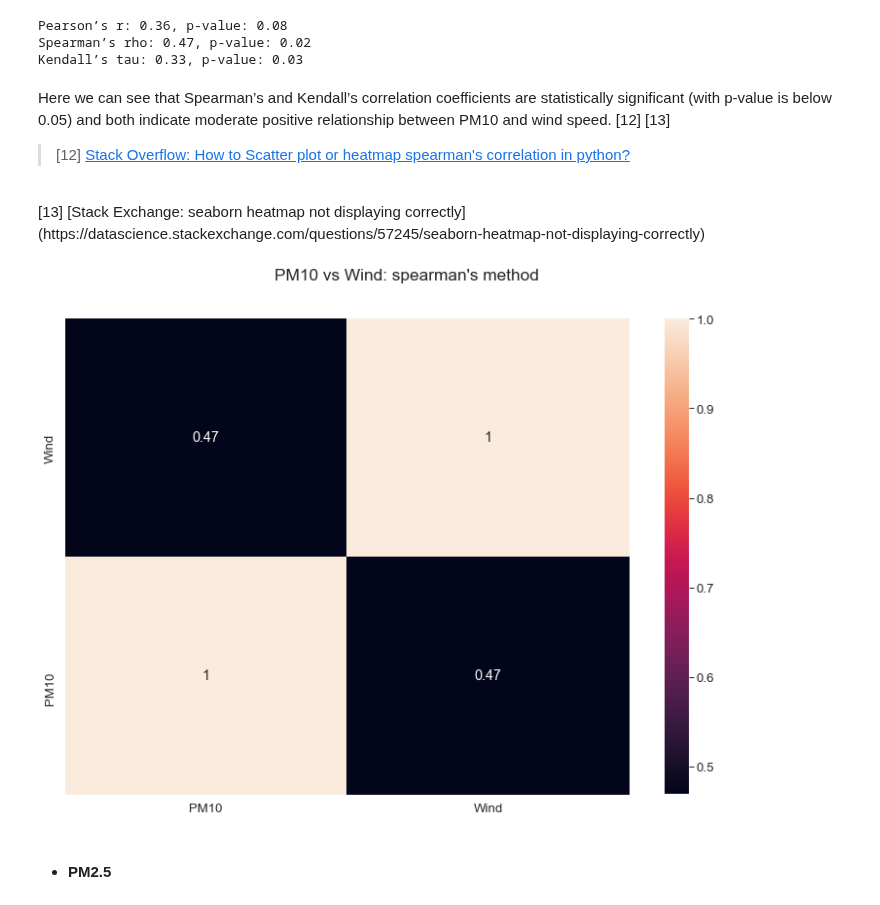
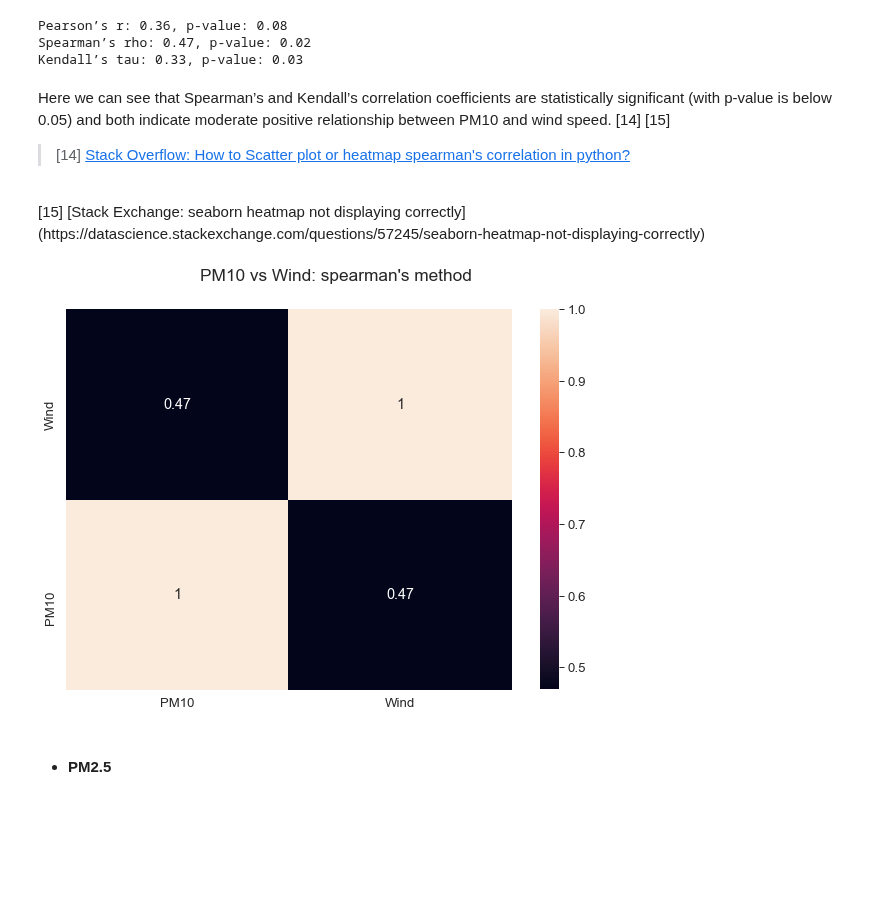
Before and after one commit to olgarozhdestvina/Air-Pollution-in-Dublin, a Jupyter notebook: Dublin_Air_Pollution.ipynb, the cells around one changed output. Cells and saved outputs as stored; diff of their text form; code cells hidden in the pictures; blank space fills up the shorter version.

```diff
--- a/Dublin_Air_Pollution.ipynb
+++ b/Dublin_Air_Pollution.ipynb
@@ -401,37 +448,38 @@ Pearson’s r: 0.36, p-value: 0.08
 Spearman’s rho: 0.47, p-value: 0.02
 Kendall’s tau: 0.33, p-value: 0.03
 # %% [markdown]
-Here we can see that Spearman’s and Kendall’s correlation coefficients are statistically significant (with p-value is below 0.05) and both indicate moderate positive relationship between PM10 and wind speed. [12] [13]
+Here we can see that Spearman’s and Kendall’s correlation coefficients are statistically significant (with p-value is below 0.05) and both indicate moderate positive relationship between PM10 and wind speed. [14] [15]
 
-> [12] [Stack Overflow: How to Scatter plot or heatmap spearman's correlation in python?](https://stackoverflow.com/questions/62201732/how-to-scatter-plot-or-heatmap-spearmans-correlation-in-python)
+> [14] [Stack Overflow: How to Scatter plot or heatmap spearman's correlation in python?](https://stackoverflow.com/questions/62201732/how-to-scatter-plot-or-heatmap-spearmans-correlation-in-python)
 <br>
-[13] [Stack Exchange: seaborn heatmap not displaying correctly](https://datascience.stackexchange.com/questions/57245/seaborn-heatmap-not-displaying-correctly)
+[15] [Stack Exchange: seaborn heatmap not displaying correctly](https://datascience.stackexchange.com/questions/57245/seaborn-heatmap-not-displaying-correctly)
 # %%
 def plot_corr(pollutant, var, method):
     """ Plot correlation heatmap"""
 
-    # Create a figure and a set of subplots
-    fig, ax = plt.subplots()
+    # Create a figure and axis.
+    fig, ax = plt.subplots(figsize=(10, 7))
     # Create a Dataframe for plotting.
     df_corr = pd.DataFrame({pollutant: df[pollutant], var: df[var]})
-    # Calculate correlation with pandas
+    # Calculate correlation with pandas.
     corr = df_corr.corr(method = method)
 
     # Build a plot.
     sns.heatmap(corr, annot=True, ax=ax)
 
-    # Set a title
+    # Set a title.
     fig.suptitle(f"{pollutant} vs {var}: {method}'s method", y=0.96)
-    # Set y limits so the annotations are shown correctly
+    # Set y limits so the annotations are shown correctly.
     plt.ylim(0,2)
+
     # Show the plot.
     plt.show()
 
 
-# Plot for PM10 vs Wind with Spearman’s method.
+# Plot PM10 vs Wind with Spearman’s method.
 plot_corr("PM10", "Wind", "spearman")
 # %% [output]
-[figure, old version]
+[figure, new version]
 # %% [markdown]
 <br>
 
```
Also changed, not shown: parts of 80 cells of this notebook.
